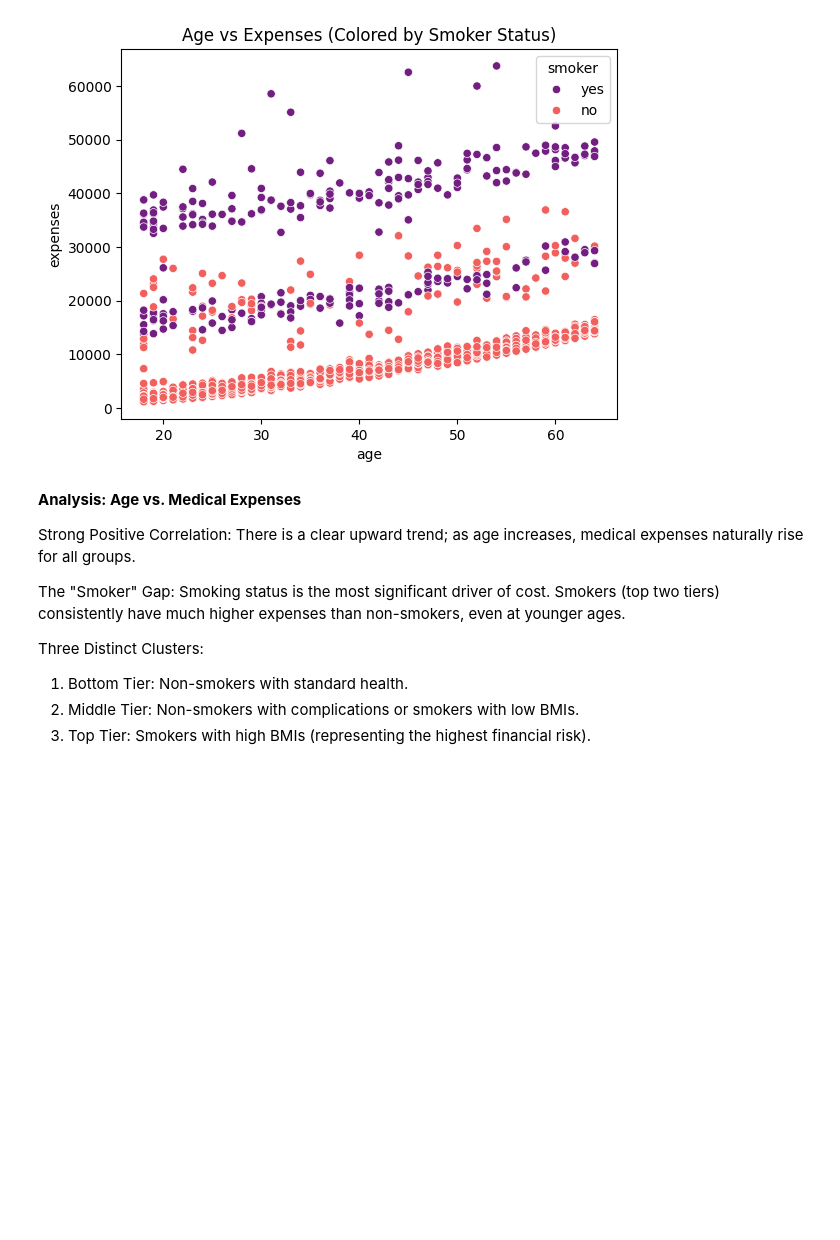
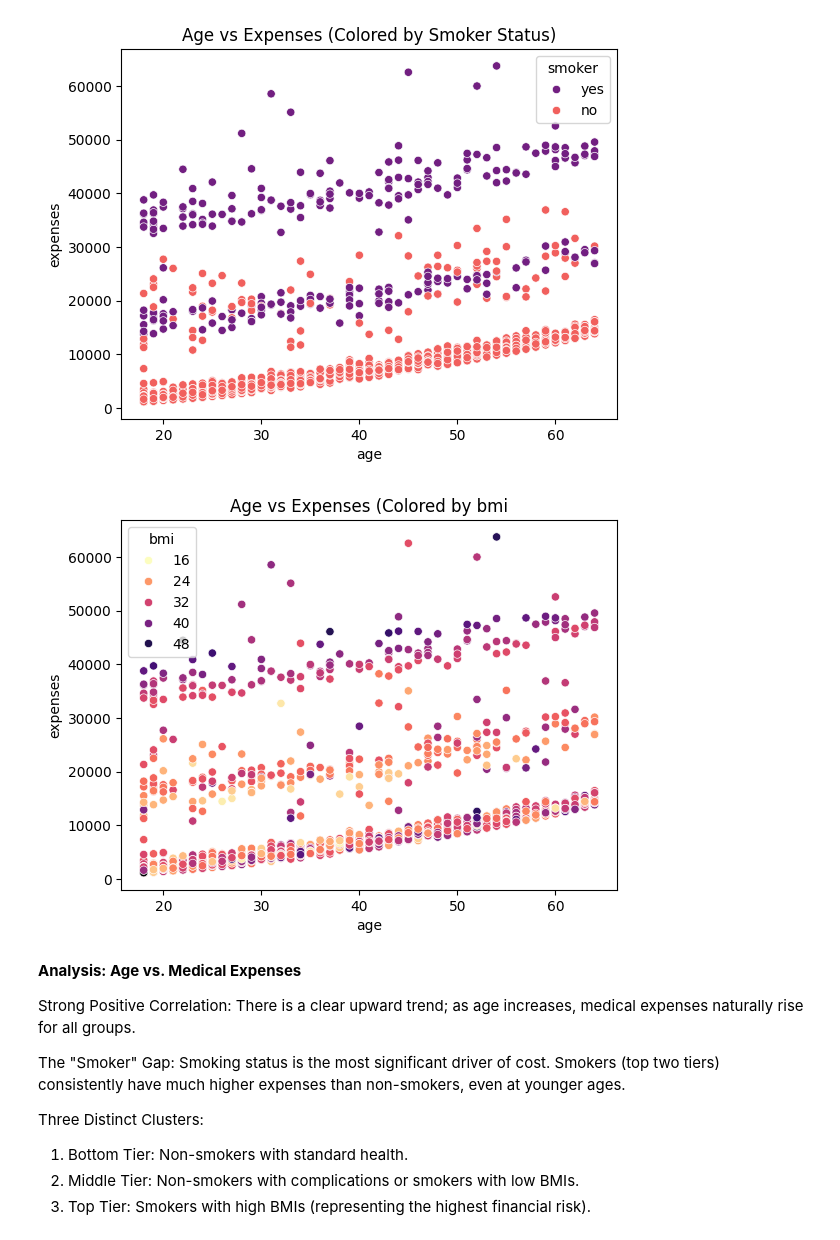
Before and after one commit to layan3254/Support-Vector-Regression, a Jupyter notebook: Project_Support_Vector_Regression.ipynb, the cells around one changed output. Drawn from its saved outputs; the diff is of its cells as text; code cells hidden in the pictures; blank space fills up the shorter version.

```diff
--- a/Project_Support_Vector_Regression.ipynb
+++ b/Project_Support_Vector_Regression.ipynb
@@ -114,6 +114,12 @@ plt.title('Age vs Expenses (Colored by Smoker Status)')
 plt.show()
 # %% [output]
 [figure]
+# %%
+sns.scatterplot(data=df, x='age', y='expenses', hue='bmi', palette='magma_r')
+plt.title('Age vs Expenses (Colored by bmi')
+plt.show()
+# %% [output]
+[figure, added]
 # %% [markdown]
 **Analysis: Age vs. Medical Expenses**
 
```
